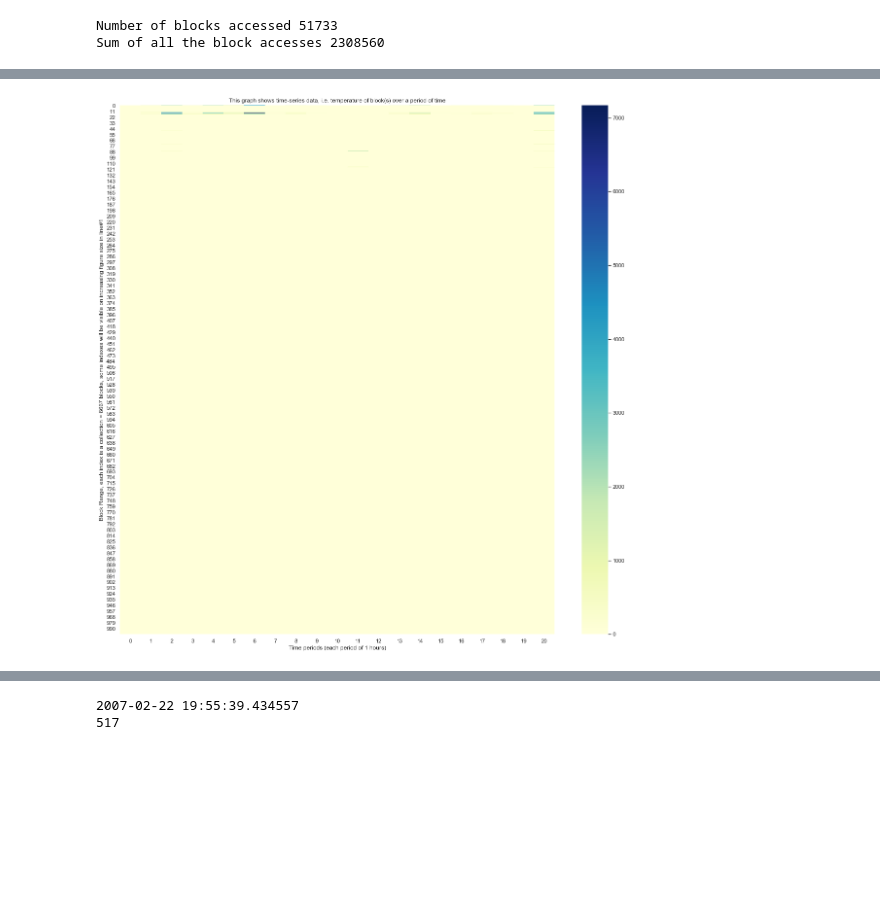
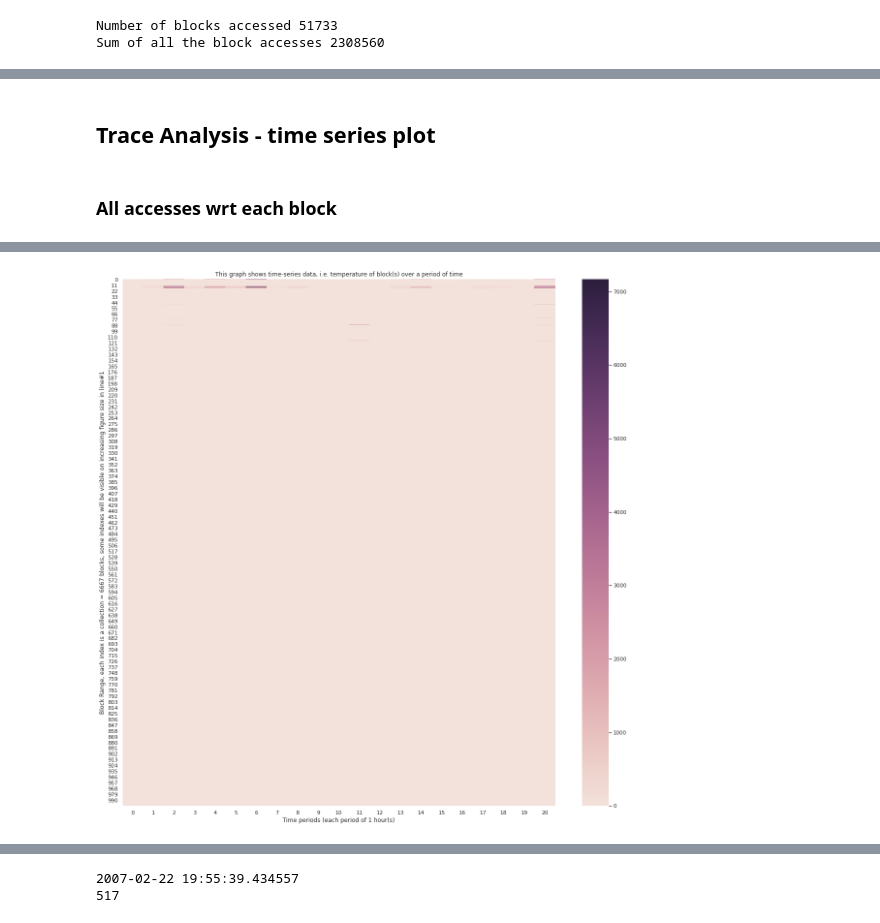
Before and after one commit to PrathUpadhyay/Systems, a Jupyter notebook: IO_Traces/MSR_Traces_hm_1.ipynb, the cells around one changed output, grey strips where cells are left out. Saved outputs shown, nothing was run; the diff lists cells and outputs as text; code cells hidden in the pictures; blank space fills up the shorter version.

```diff
--- a/IO_Traces/MSR_Traces_hm_1.ipynb
+++ b/IO_Traces/MSR_Traces_hm_1.ipynb
@@ -125,0 +186,8 @@ plt.show()
+# %%
+sns.set(rc={'figure.figsize':(14,50)})
+cmap_i = sns.cubehelix_palette(as_cmap=True, light=.9)
+heatmap = sns.heatmap(sorted_read_df, cmap=cmap_i, xticklabels=False)
+plt.xlabel('Heatmap over a span of 7 days (22-Feb-2007 to 1-Mar-2007)')
+plt.ylabel('Block Number')
+plt.title('This graph is run on complete IO trace "READ" workloads, ie. final number of reads on each block')
+plt.show()
@@ -125,0 +196,8 @@ plt.show()
+# %%
+sns.set(rc={'figure.figsize':(14,50)})
+cmap_i = sns.cubehelix_palette(as_cmap=True, light=.9)
+heatmap = sns.heatmap(sorted_write_df, cmap=cmap_i, xticklabels=False)
+plt.xlabel('Heatmap over a span of 7 days (22-Feb-2007 to 1-Mar-2007)')
+plt.ylabel('Block Number')
+plt.title('This graph is run on complete IO trace "WRITE" workloads, ie. final number of writes on each block')
+plt.show()
@@ -126,3 +206,7 @@ plt.show()
+# %% [markdown]
+## Trace Analysis - time series plot
+# %% [markdown]
+### All accesses wrt each block
 # %%
 def convert_filetime_to_datetime(ft):
     return datetime.utcfromtimestamp((ft - 116444736000000000) / 10000000)
@@ -137,15 +221,20 @@ def convert_filetime_to_datetime(ft):
 set_pivot_timer = convert_filetime_to_datetime(data.Timestamp[0])
 set_hours = 1
 result_df = pd.DataFrame()
+result_read_df = pd.DataFrame()
+result_write_df = pd.DataFrame()
 
 granularity_y_axis = 1000
 granularity_x_axis = 20
 
 time_series_dict = dict.fromkeys(range(granularity_y_axis+1), 0)
+time_series_read_dict = dict.fromkeys(range(granularity_y_axis+1), 0)
+time_series_write_dict = dict.fromkeys(range(granularity_y_axis+1), 0)
+
 flag = False
 dataframe_column_count = 0
 
-# Now keep only granularity_y_axis block_ranges on y-axis for better visualisation
+# Now keep granularity_y_axis, i.e. block_ranges on y-axis for better visualisation
 block_range_size = sorted_df.index[-1] // granularity_y_axis
 
 
@@ -155,13 +244,19 @@ for row in data.itertuples():
 
 
 
-    # Time visualisation can be seen in above print statement - Collect trace map for every 12hrs
+    # Time visualisation can be seen in above print statement - Collect trace map for every X-hrs
     current_io_time = convert_filetime_to_datetime(row.Timestamp)
     if abs(current_io_time - set_pivot_timer) > timedelta(hours=set_hours):
         # 6 hours limit crossed, set a flag and record new entries
         flag = True
         df = pd.DataFrame.from_dict(time_series_dict, orient='index')
         result_df[dataframe_column_count] = df[0].values
+
+        df = pd.DataFrame.from_dict(time_series_read_dict, orient='index')
+        result_read_df[dataframe_column_count] = df[0].values
+
+        df = pd.DataFrame.from_dict(time_series_write_dict, orient='index')
+        result_write_df[dataframe_column_count] = df[0].values
 
         # update pivot timer to current one
         set_pivot_timer = current_io_time
@@ -176,8 +271,9 @@ for row in data.itertuples():
     # Reintialize dict if just copied to dataframe
     if flag == True:
         time_series_dict = dict.fromkeys(range(granularity_y_axis + 1), 0)
+        time_series_read_dict = dict.fromkeys(range(granularity_y_axis + 1), 0)
+        time_series_write_dict = dict.fromkeys(range(granularity_y_axis + 1), 0)
         flag = False
-
 
 
 
@@ -193,6 +289,10 @@ for row in data.itertuples():
     # Increment next blocks counter -------
     for i in range(0, next_blocks_count):
         time_series_dict[(block_index+i) // block_range_size] += 1
+        if (row.Type == "Read"):
+            time_series_read_dict[(block_index+i) // block_range_size] += 1
+        else:
+            time_series_write_dict[(block_index+i) // block_range_size] += 1
 
 
 
@@ -230,11 +330,13 @@ set_pivot_timer 2007-02-23 13:14:05.151549
 [1001 rows x 21 columns]
 # %%
 sns.set(rc={'figure.figsize':(20,20)})
-heatmap = sns.heatmap(result_df, cmap="YlGnBu")
+cmap_i = sns.cubehelix_palette(as_cmap=True, light=.9)
+
+heatmap = sns.heatmap(result_df, cmap=cmap_i)
 plt.xlabel('Time periods (each period of %s hour(s)' % set_hours)
 plt.ylabel('Block Range, each index is a collection = %d blocks, some indexes will be visible on increasing figure size in line#1' % block_range_size)
 
 plt.title('This graph shows time-series data, i.e. temperature of block(s) over a period of time')
 plt.show()
 # %% [output]
-[figure, old version]
+[figure, new version]
```
Also changed, not shown: parts of 13 cells of this notebook.
